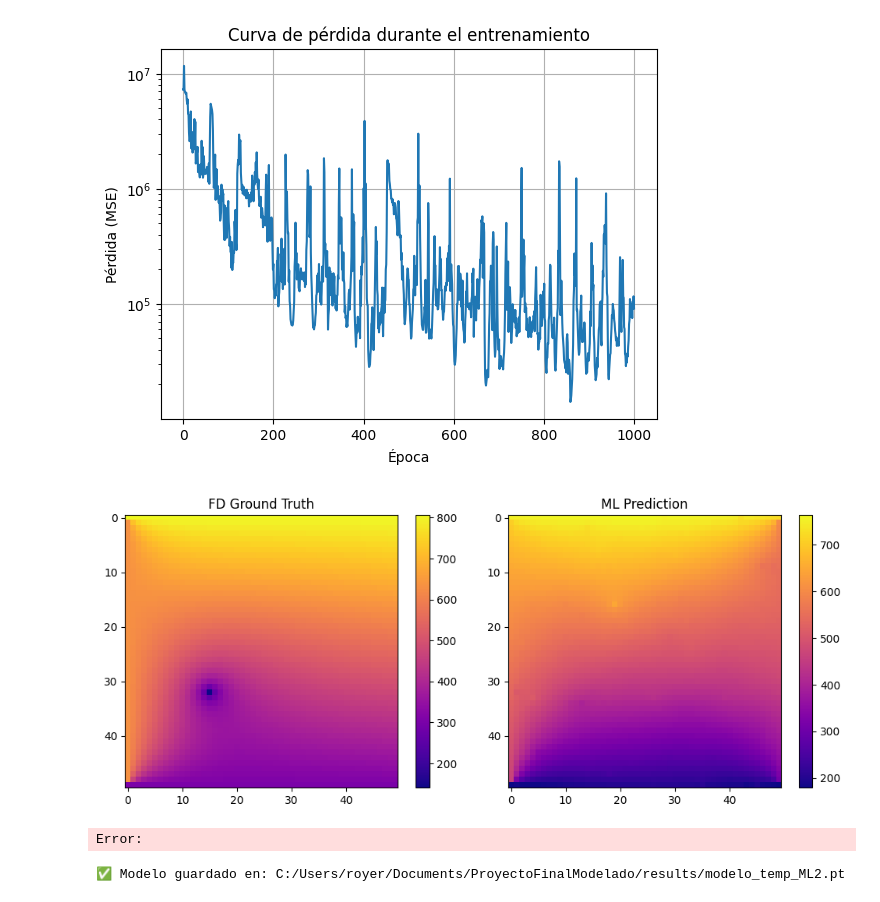
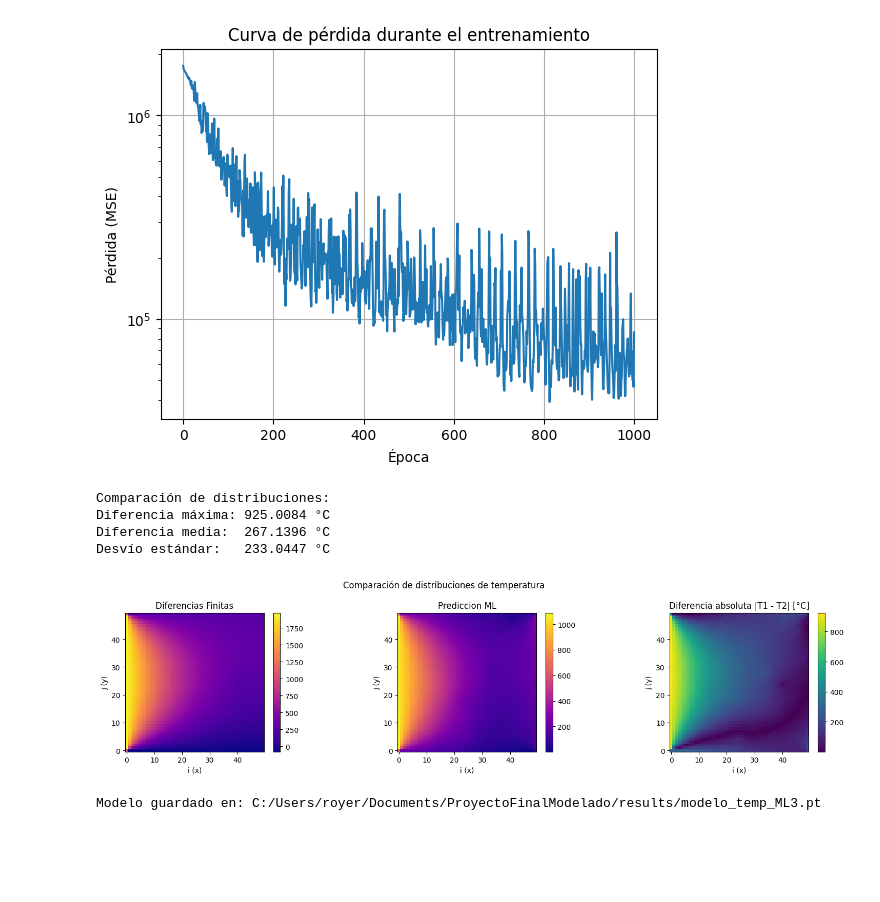
Before and after one commit to RoyGuz/ProyectoFinalModelado, a Jupyter notebook: notebooks/04_train_ML_PyTorch.ipynb, the cells around one changed output. Drawn from its saved outputs; the diff is of its cells as text; code cells hidden in the pictures; blank space fills up the shorter version.

```diff
--- a/notebooks/04_train_ML_PyTorch.ipynb
+++ b/notebooks/04_train_ML_PyTorch.ipynb
@@ -44,8 +44,8 @@ class MLPTempRegressor(nn.Module):
 # =========================
 # Configuración
 # =========================
-X_path = 'C:/Users/royer/Documents/ProyectoFinalModelado/data/dataset_1000_test/X.npy'
-Y_path = 'C:/Users/royer/Documents/ProyectoFinalModelado/data/dataset_1000_test/Y.npy'
+X_path = 'C:/Users/royer/Documents/ProyectoFinalModelado/data/dataset_5000_test/X.npy'
+Y_path = 'C:/Users/royer/Documents/ProyectoFinalModelado/data/dataset_5000_test/Y.npy'
 
 dataset = PlacaDataset(X_path, Y_path)
 batch_size = 16
@@ -86,5 +86,5 @@ for epoch in range(epochs):
     if epoch % 10 == 0:
         print(f"Epoch {epoch}, Loss: {avg_loss:.6f}")
 
-print("✅ Entrenamiento finalizado.")
+print("Entrenamiento finalizado.")
 # %% [output]
@@ -117,4 +117,4 @@ plt.title("Curva de pérdida durante el entrenamiento")
 plt.grid()
 plt.show()
 # %% [output]
-[figure, old version]
+[figure, new version]
@@ -121,37 +127,29 @@ plt.show()
 # %%
 # =========================
 # Evaluación de resultados
 # =========================
 # Seleccionar una muestra para visualizar
-X_sample, Y_true = dataset[265]
-X_sample_tensor = torch.tensor(X_sample).unsqueeze(0).to(device)
+X_sample, Y_true = dataset[997]
+
+X_sample_tensor = torch.tensor(X_sample).unsqueeze(0).to(device)#   Convierte a un tensor de PyTorch
 
 Y_pred = model(X_sample_tensor).detach().cpu().numpy().reshape(50, 50)  # Ajustar según Nx, Ny
 
 Y_true_reshaped = Y_true.reshape(50, 50)
 
-plt.figure(figsize=(10, 4))
-plt.subplot(1, 2, 1)
-plt.title("FD Ground Truth")
-plt.imshow(Y_true_reshaped, cmap='plasma')
-plt.colorbar()
-
-plt.subplot(1, 2, 2)
-plt.title("ML Prediction")
-plt.imshow(Y_pred, cmap='plasma')
-plt.colorbar()
-
-plt.tight_layout()
-plt.show()
+comparar_T(Y_true_reshaped, Y_pred, 50, 50, etiquetas=('Diferencias Finitas', 'Prediccion ML'))
 # %% [output]
+Comparación de distribuciones:
+Diferencia máxima: 925.0084 °C
+Diferencia media:  267.1396 °C
+Desvío estándar:   233.0447 °C
-[figure, old version]
+[figure, new version]
-Error:
 # %%
 # =========================
 # Guardar modelo entrenado
 # =========================
-model_save_path = 'C:/Users/royer/Documents/ProyectoFinalModelado/results/modelo_temp_ML2.pt'
+model_save_path = 'C:/Users/royer/Documents/ProyectoFinalModelado/results/modelo_temp_ML3.pt'
 torch.save(model.state_dict(), model_save_path)
-print(f"✅ Modelo guardado en: {model_save_path}")
+print(f"Modelo guardado en: {model_save_path}")
 # %% [output]
-✅ Modelo guardado en: C:/Users/royer/Documents/ProyectoFinalModelado/results/modelo_temp_ML2.pt
+Modelo guardado en: C:/Users/royer/Documents/ProyectoFinalModelado/results/modelo_temp_ML3.pt
```
Also changed, not shown: parts of 2 cells of this notebook, 7 other files.
